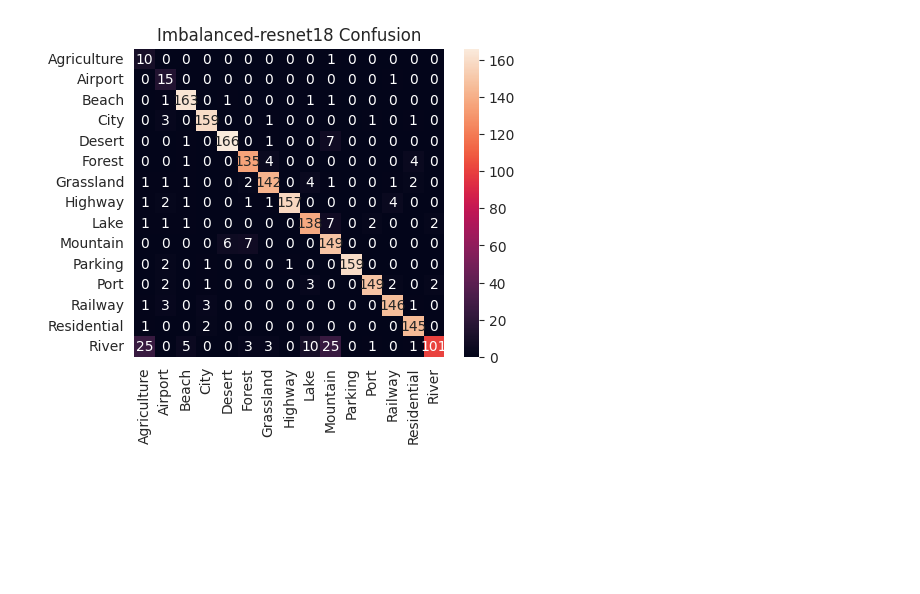
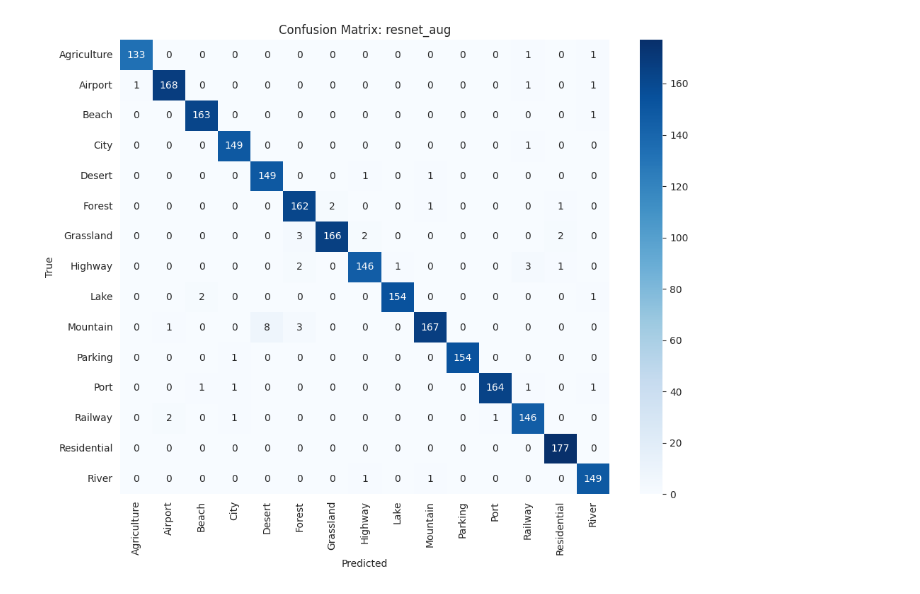
Before and after one commit to Kyrie-L-Z/comp9517_group_project_five_fighter, a Jupyter notebook: DL_method/demo_dl_method.ipynb, the cells around one changed output. Drawn from its saved outputs; the diff is of its cells as text; code cells hidden in the pictures; blank space fills up the shorter version.

```diff
--- a/DL_method/demo_dl_method.ipynb
+++ b/DL_method/demo_dl_method.ipynb
@@ -168,83 +170,12 @@ Step 1 done.
 # %%
-# Step 2: 不平衡数据
-MINORITY_CLASSES = [0,1]  # 人为指定减少第0,1类
-REDUCE_FACTOR = 0.1       # 减少到10%
-scenario_imb = "Imbalanced"
+# Step 3: Load dataset with augmentation
+train_loader_aug, val_loader_aug, _ = get_data_loader("augmented")
 
-train_paths_imb, train_labels_imb, test_paths_imb, test_labels_imb, class_names_imb = load_imbalanced_data(
-    root_folder=DATA_DIR,
-    test_ratio=TEST_RATIO,
-    sample_ratio=1.0,      # 其他类不缩减
-    reduce_factor=REDUCE_FACTOR,
-    minority_classes=MINORITY_CLASSES,
-    random_seed=RANDOM_SEED
-)
-train_loader_imb, test_loader_imb = make_data_loaders(
-    train_paths_imb, train_labels_imb,
-    test_paths_imb, test_labels_imb,
-    class_names_imb,
-    batch_size=BATCH_SIZE,
-    im_size=IM_SIZE
-)
-NUM_CLASSES_IMB = len(class_names_imb)
+# 初始化模型
+resnet_aug = create_model("resnet18", num_classes=len(class_names)).to(DEVICE)
+mobilenet_aug = create_model("mobilenet_v2", num_classes=len(class_names)).to(DEVICE)
 
-def train_imb_and_return_metrics(model_name, scenario="Imbalanced", epochs=3, lr=1e-4):
-    import numpy as np
-    from collections import Counter
-    from sklearn.metrics import accuracy_score, f1_score, precision_score, recall_score
-
-    start_time = time.time()
-    model = create_model(model_name, num_classes=NUM_CLASSES_IMB, pretrained=True)
-    model.to(DEVICE)
-
-    # 计算 class_weight
-    label_counts = Counter(train_labels_imb)
-    c_array = np.array([label_counts.get(i,0) for i in range(NUM_CLASSES_IMB)], dtype=np.float32)
-    inv_c = 1.0/(c_array + 1e-7)
-    inv_c /= inv_c.sum() / NUM_CLASSES_IMB
-    weight_tensor = torch.tensor(inv_c).to(DEVICE)
-
-    criterion = nn.CrossEntropyLoss(weight=weight_tensor)
-    optimizer = optim.Adam(model.parameters(), lr=lr)
-
-    best_acc = 0
-    for ep in range(1, epochs+1):
-        tr_loss, tr_acc = train_one_epoch(model, train_loader_imb, optimizer, criterion, DEVICE)
-        val_loss, val_acc, preds, labs = evaluate(model, test_loader_imb, criterion, DEVICE)
-        if val_acc > best_acc:
-            best_acc = val_acc
-        print(f"[{scenario}-{model_name}] Epoch {ep}/{epochs}, train_acc={tr_acc:.4f}, test_acc={val_acc:.4f}")
-
-    train_time = time.time() - start_time
-    acc = accuracy_score(labs, preds)
-    f1 = f1_score(labs, preds, average='weighted')
-    prec = precision_score(labs, preds, average='weighted')
-    rec = recall_score(labs, preds, average='weighted')
-
-    cm = confusion_matrix(labs, preds)
-    plt.figure(figsize=(5,4))
-    sns.heatmap(cm, annot=True, fmt='d', xticklabels=class_names_imb, yticklabels=class_names_imb)
-    plt.title(f"{scenario}-{model_name} Confusion")
-    plt.show()
-
-    cr = classification_report(labs, preds, target_names=class_names_imb)
-    print(cr)
-
-    all_results.append({
-        "Scenario": scenario,
-        "Model": model_name,
-        "Accuracy": f"{acc*100:.2f}%",
-        "F1": f"{f1:.3f}",
-        "Precision": f"{prec:.3f}",
-        "Recall": f"{rec:.3f}",
-        "TrainTime(s)": f"{train_time:.1f}"
-    })
-    return model
-
-# 不平衡: ResNet
-resnet_imb = train_imb_and_return_metrics("resnet18", scenario=scenario_imb, epochs=3, lr=1e-4)
-# 不平衡: MobileNet
-mobilenet_imb = train_imb_and_return_metrics("mobilenet_v2", scenario=scenario_imb, epochs=3, lr=1e-4)
-
-print("Step 2 done.")
+# 训练 ResNet18 (Augmented Data)
+print("\n🚀 Training ResNet18 (Augmented Data)")
+resnet_aug_metrics = train_and_evaluate_model(resnet_aug, train_loader_aug, val_loader_aug, DEVICE, class_names, label="resnet_aug")
 # %% [output]
@@ -254 +199 @@ print("Step 2 done.")
-[figure, old version]
+[figure, new version]
```
Also changed, not shown: parts of 17 cells of this notebook, 2 other files.
